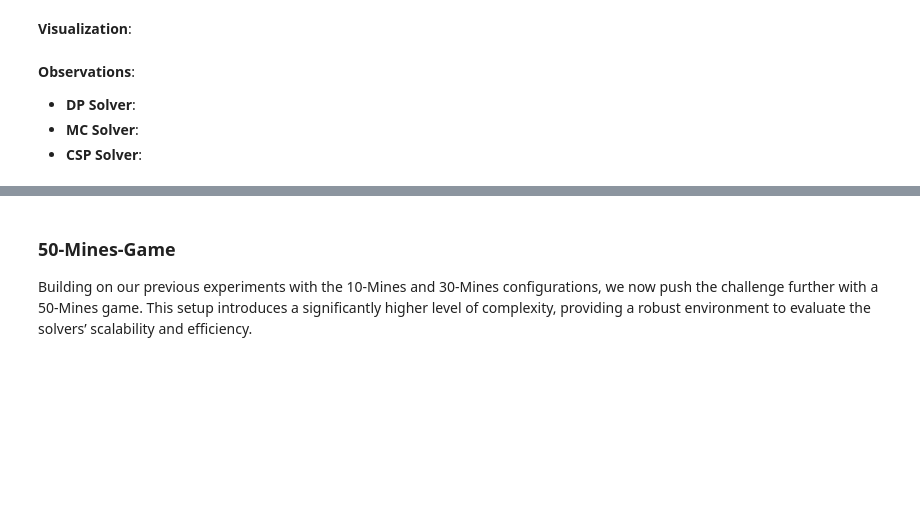
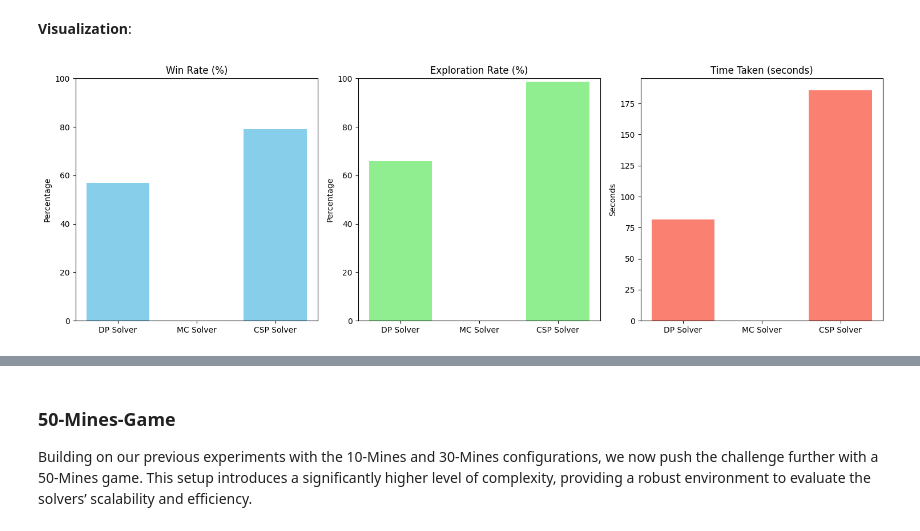
Before and after one commit to BTTT21/COGS188_Project, a Jupyter notebook: FinalProject_YourGroupNameHere.ipynb, the cells around one changed output, grey strips where cells are left out. Drawn from its saved outputs; the diff is of its cells as text; code cells hidden in the pictures; blank space fills up the shorter version.

```diff
--- a/FinalProject_YourGroupNameHere.ipynb
+++ b/FinalProject_YourGroupNameHere.ipynb
@@ -292,30 +338,27 @@ Time taken: 185.87 seconds
 **Visualization**:
 # %%
 solvers = ['DP Solver', 'MC Solver', 'CSP Solver']
-win_rates = [94, 10, 99]
-exploration_rates = [94, 10, 99]
-times = [0.34, 0.06, 0.27]
+win_rates = [57, 0, 79]
+exploration_rates = [65.97, 0, 98.78]
+times = [81.41, 0.05, 185.87]
 
 fig, axes = plt.subplots(1, 3, figsize=(15, 5))
 
 axes[0].bar(solvers, win_rates, color='skyblue')
 axes[0].set_title('Win Rate (%)')
 axes[0].set_ylim([0, 100])
 axes[0].set_ylabel('Percentage')
 
 axes[1].bar(solvers, exploration_rates, color='lightgreen')
 axes[1].set_title('Exploration Rate (%)')
 axes[1].set_ylim([0, 100])
 axes[1].set_ylabel('Percentage')
 
 axes[2].bar(solvers, times, color='salmon')
 axes[2].set_title('Time Taken (seconds)')
 axes[2].set_ylabel('Seconds')
 
 plt.tight_layout()
 plt.show()
+# %% [output]
+[figure, added]
-# %% [markdown]
-**Observations**:
-- **DP Solver**:
-- **MC Solver**:
-- **CSP Solver**:
```
Also changed, not shown: parts of 12 cells of this notebook, 2 other files.
